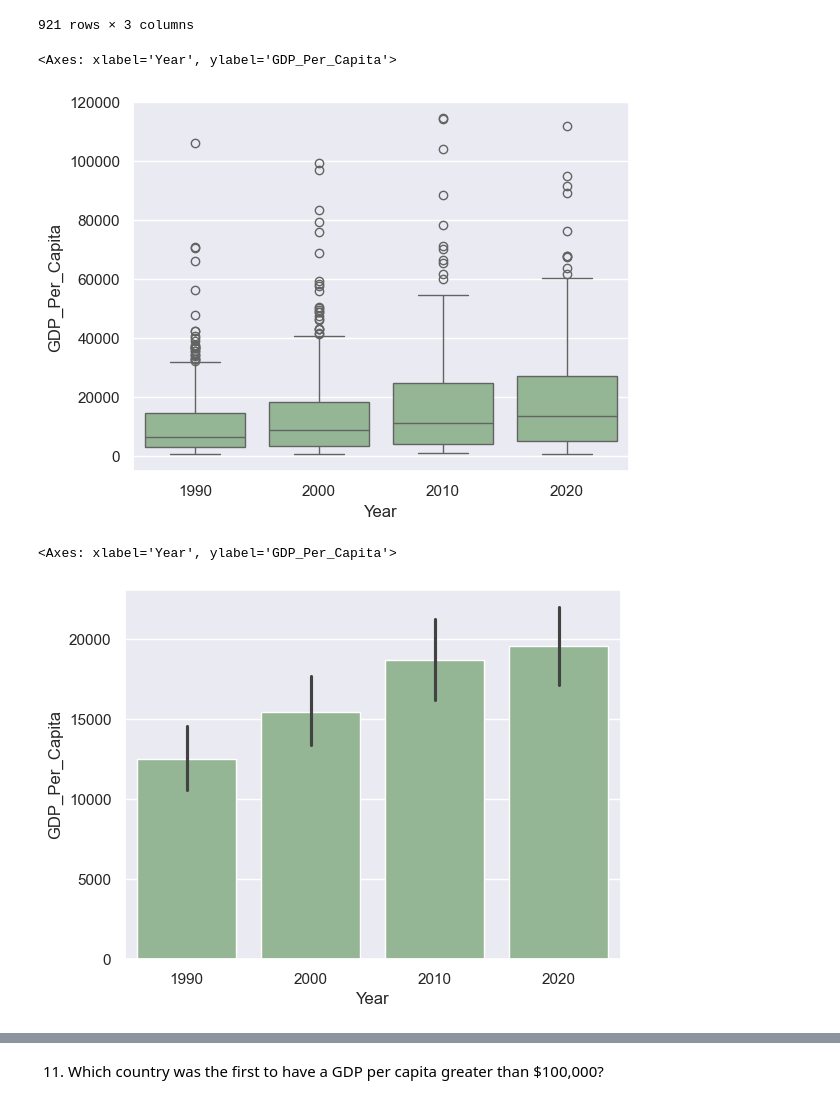
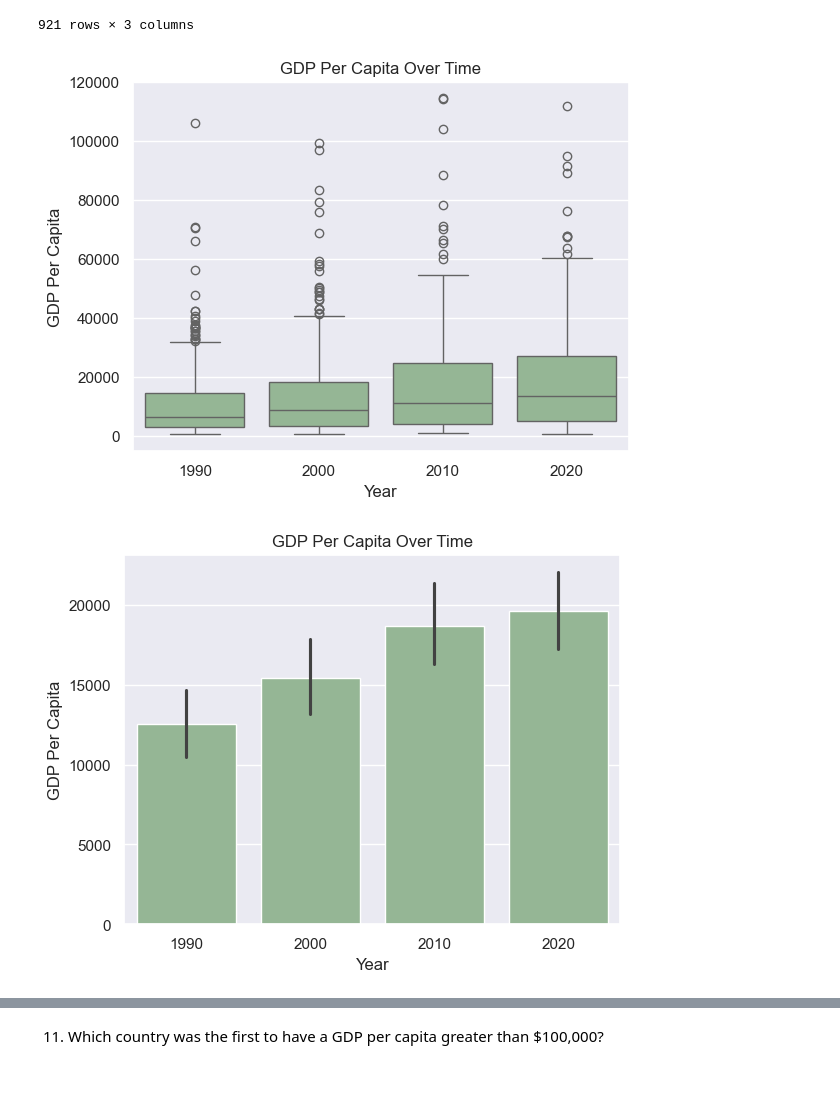
Before and after one commit to NSS-Data-Analytics-Cohort-12/un-python-aimeejohnson, a Jupyter notebook: notebooks/un_project.ipynb, the cells around one changed output, grey strips where cells are left out. Saved outputs shown, nothing was run; the diff lists cells and outputs as text; code cells hidden in the pictures.

```diff
--- a/notebooks/un_project.ipynb
+++ b/notebooks/un_project.ipynb
@@ -200,21 +226,29 @@ gdp_decades
 #Boxplot
 sns.set_theme(style="darkgrid")
 sns.boxplot(x=gdp_decades['Year'], y=gdp_decades['GDP_Per_Capita'], color='darkseagreen')
+
+plt.xlabel('Year') # x-axis name
+plt.ylabel('GDP Per Capita') # y-axis name
+plt.title('GDP Per Capita Over Time') # Add a title
+plt.show() # Display the graph
 # %% [output]
-<Axes: xlabel='Year', ylabel='GDP_Per_Capita'>
-[figure, old version]
+[figure, new version]
 # %%
 #Set the theme
 sns.set_theme(style="darkgrid")
 #Barplot
 sns.barplot(
     x="Year",
     y="GDP_Per_Capita",
     data=gdp_decades,
     color='darkseagreen')
+
+plt.xlabel('Year') # x-axis name
+plt.ylabel('GDP Per Capita') # y-axis name
+plt.title('GDP Per Capita Over Time') # Add a title
+plt.show() # Display the graph
 # %% [output]
-<Axes: xlabel='Year', ylabel='GDP_Per_Capita'>
-[figure, old version]
+[figure, new version]
 # %%
 #Scatterplot
 sns.set_theme(style="darkgrid")
```
Also changed, not shown: parts of 28 cells of this notebook.
